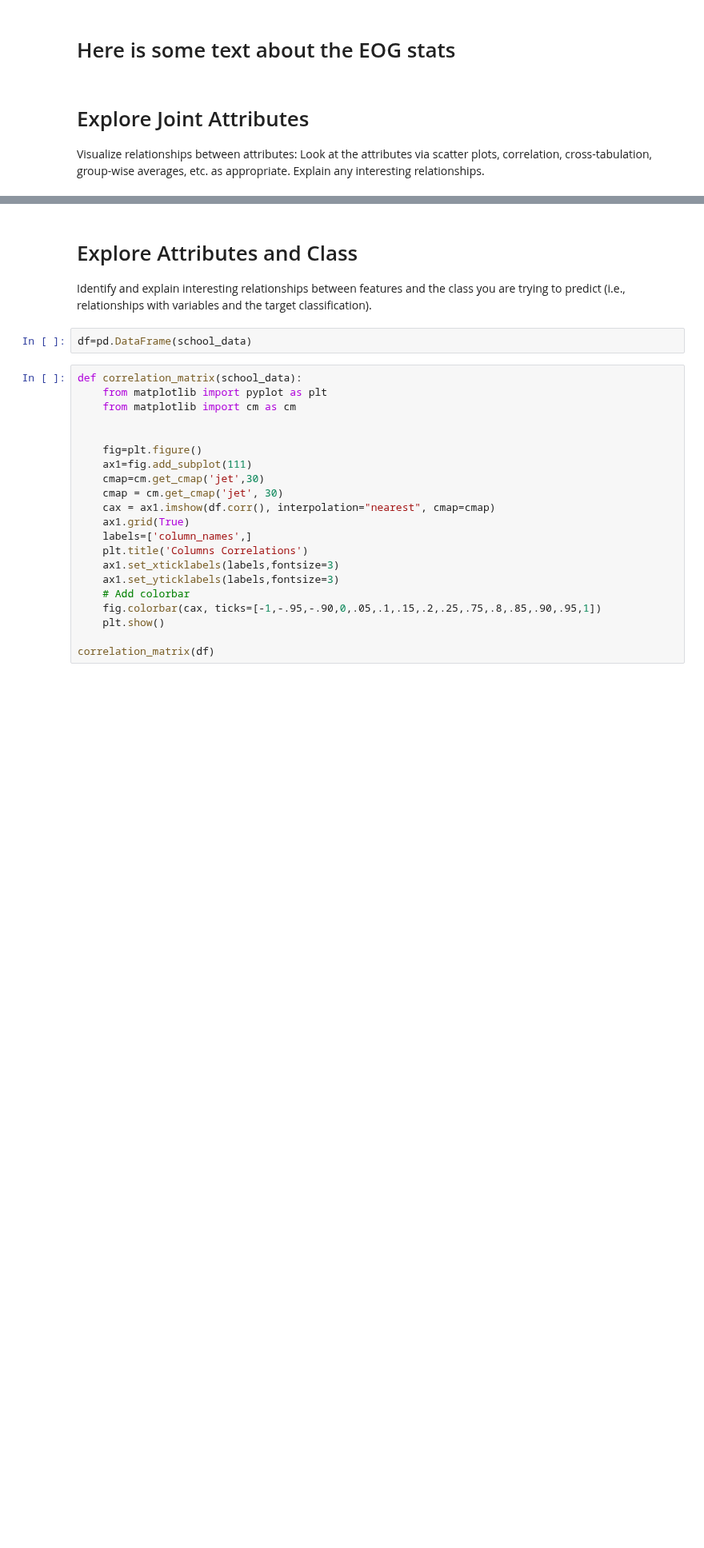
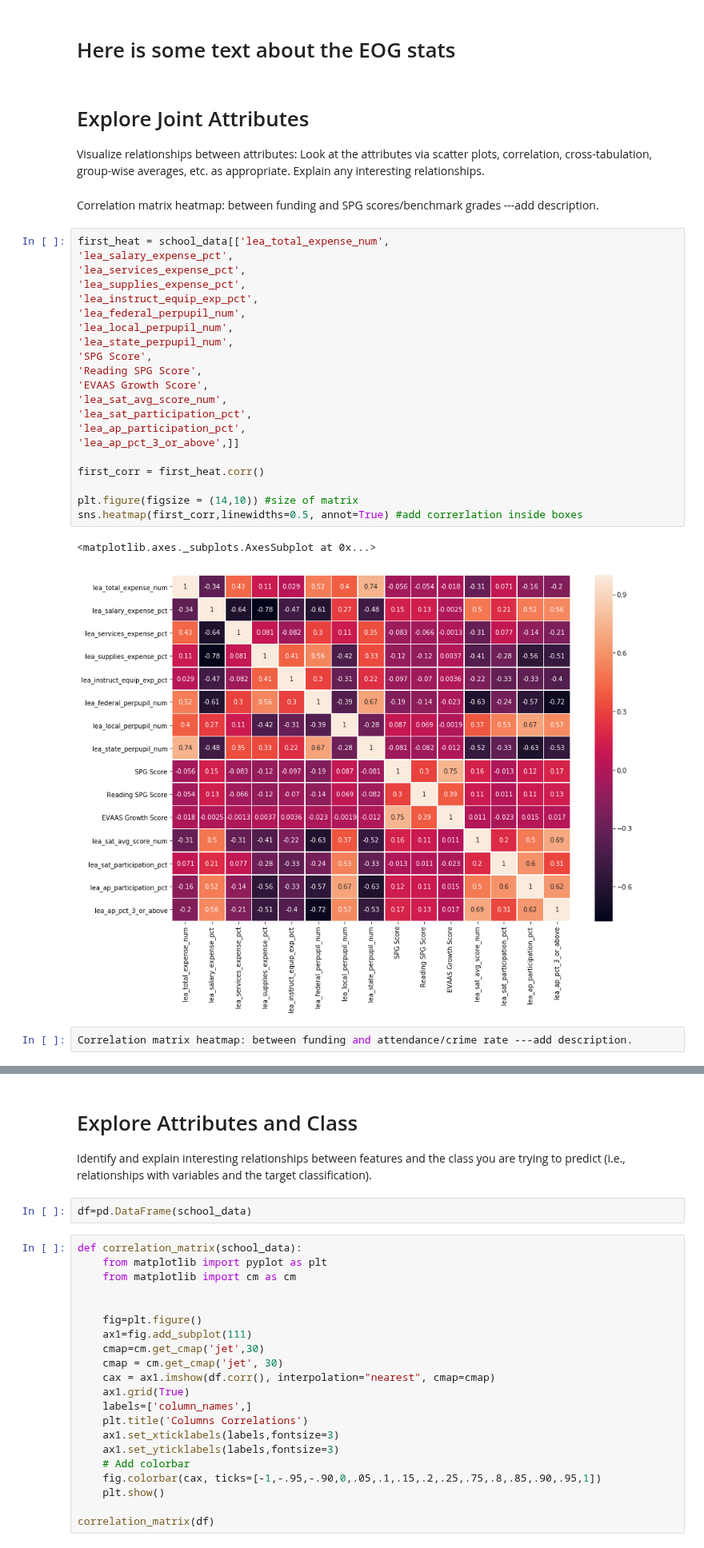
Before and after one commit to stmillett/MSDS7331_NorthCarolinaDataset, a Jupyter notebook: Data Mining - Lab 1.ipynb, the cells around one changed output, grey strips where cells are left out. Shown at 80% size. Drawn from its saved outputs; the diff is of its cells as text; blank space fills up the shorter version.

```diff
--- a/Data Mining - Lab 1.ipynb
+++ b/Data Mining - Lab 1.ipynb
@@ -411,3 +388,31 @@ plt.show()
 # Explore Joint Attributes
 
 Visualize relationships between attributes: Look at the attributes via scatter plots, correlation, cross-tabulation, group-wise averages, etc. as appropriate. Explain any interesting relationships.
+# %% [markdown]
+Correlation matrix heatmap: between funding and SPG scores/benchmark grades ---add description.
+# %%
+first_heat = school_data[['lea_total_expense_num',
+'lea_salary_expense_pct',
+'lea_services_expense_pct',
+'lea_supplies_expense_pct',
+'lea_instruct_equip_exp_pct',
+'lea_federal_perpupil_num',
+'lea_local_perpupil_num',
+'lea_state_perpupil_num',
+'SPG Score',
+'Reading SPG Score',
+'EVAAS Growth Score',
+'lea_sat_avg_score_num',
+'lea_sat_participation_pct',
+'lea_ap_participation_pct',
+'lea_ap_pct_3_or_above',]]
+
+first_corr = first_heat.corr()
+
+plt.figure(figsize = (14,10)) #size of matrix
+sns.heatmap(first_corr,linewidths=0.5, annot=True) #add correrlation inside boxes
+# %% [output]
+<matplotlib.axes._subplots.AxesSubplot at 0x...>
+[figure, added]
+# %%
+Correlation matrix heatmap: between funding and attendance/crime rate ---add description.
```
Also changed, not shown: parts of 14 cells of this notebook.
